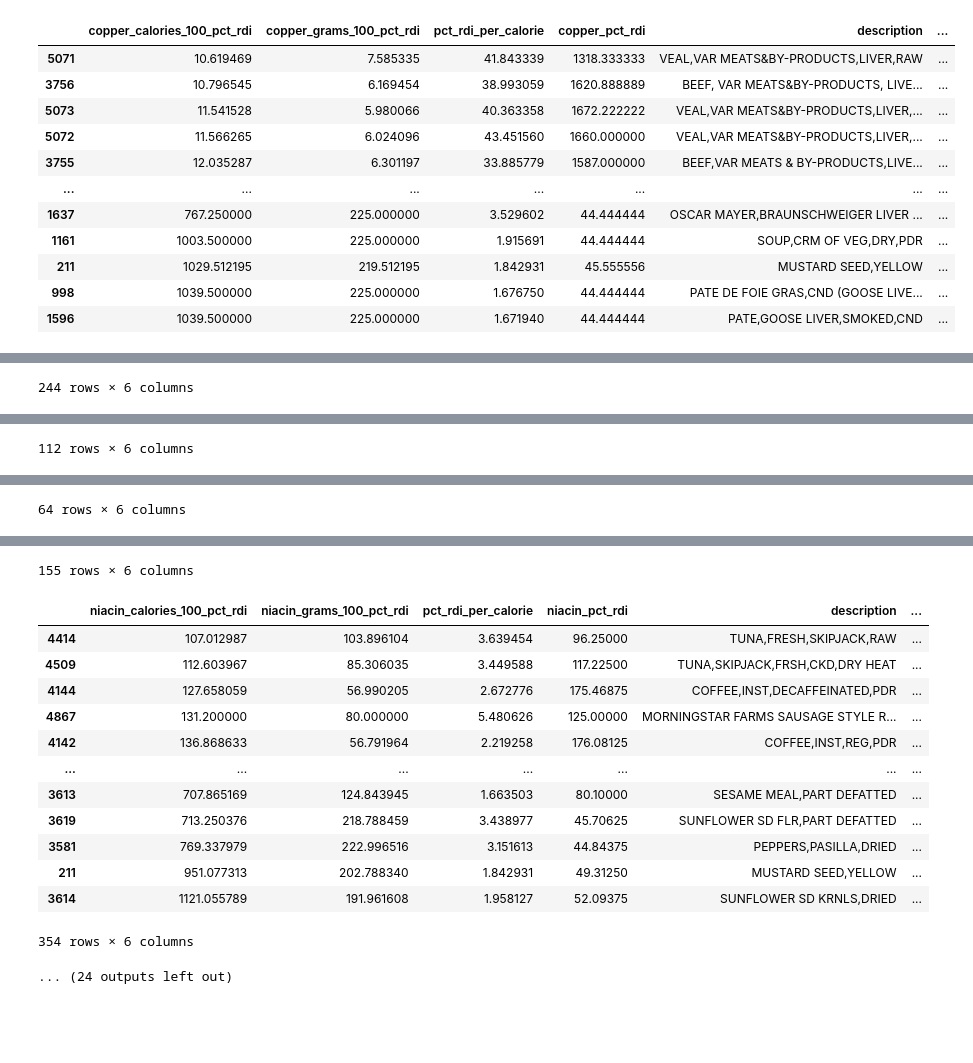
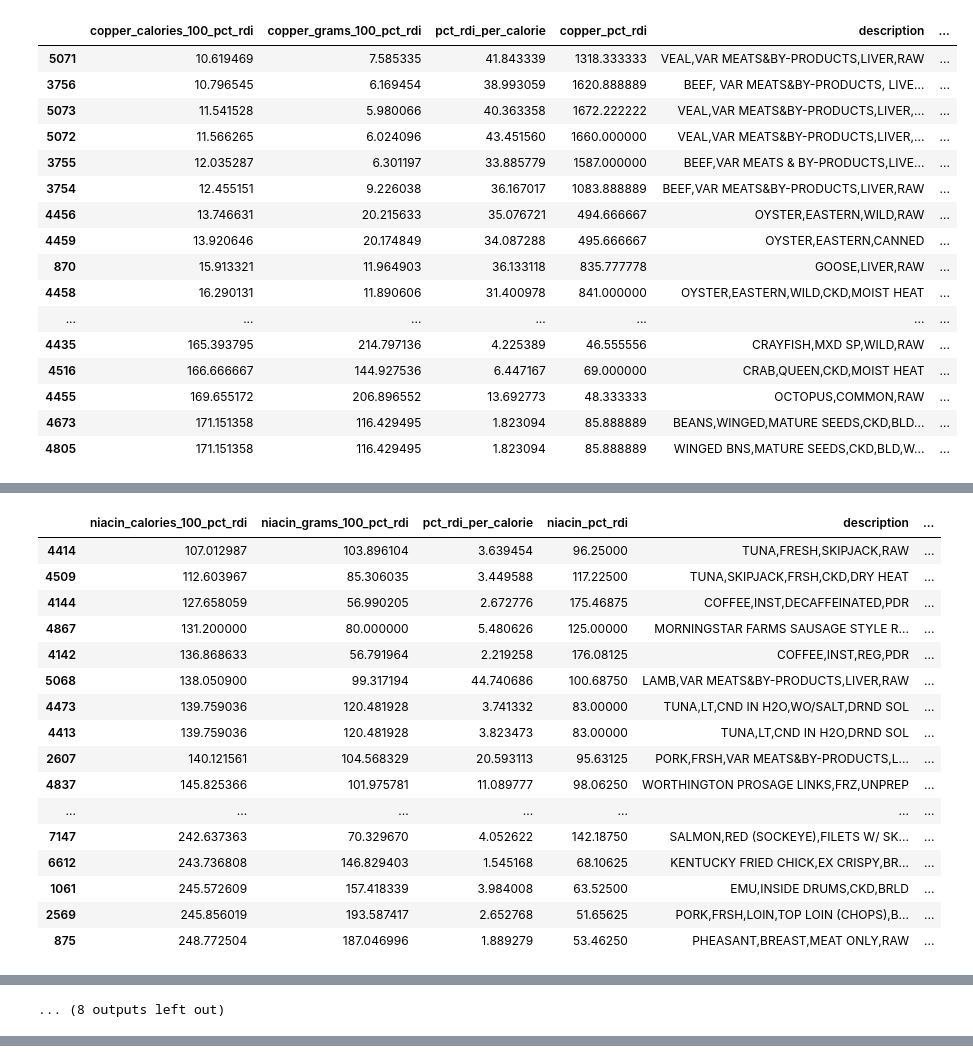
Before and after one commit to Preston4tw/food, a Jupyter notebook: food.ipynb, the cells around one changed output, grey strips where cells are left out. Drawn from its saved outputs; the diff is of its cells as text; code cells hidden in the pictures; blank space fills up the shorter version.

```diff
--- a/food.ipynb
+++ b/food.ipynb
@@ -126,11 +125,13 @@ for nutrient in micronutrients:
 food["total_pct_rdi"] = food["calcium_pct_rdi"] + food["choline_pct_rdi"] + food["copper_pct_rdi"] + food["iron_pct_rdi"] + food["magnesium_pct_rdi"] + food["manganese_pct_rdi"] + food["niacin_pct_rdi"] + food["pantothenic_acid_pct_rdi"] + food["phosphorus_pct_rdi"] + food["potassium_pct_rdi"] + food["riboflavin_pct_rdi"] + food["selenium_pct_rdi"] + food["thiamin_pct_rdi"] + food["v_a_rae_pct_rdi"] + food["v_b12_pct_rdi"] + food["v_b6_pct_rdi"] + food["v_c_pct_rdi"] + food["v_e_pct_rdi"] + food["v_k_pct_rdi"] + food["zinc_pct_rdi"]
 food["pct_rdi_per_calorie"] = food["total_pct_rdi"] / food["calories"]
 # %%
+pd.options.display.max_rows = 100
 for nutrient in micronutrients:
     display(
         food[
             (food["pct_rdi_per_calorie"] > 1.5)
             & (food["{}_grams_100_pct_rdi".format(nutrient)] < POUND_IN_GRAMS / 2)
+            & (food["{}_calories_100_pct_rdi".format(nutrient)] < 500)
         ][
             [
                 "{}_calories_100_pct_rdi".format(nutrient),
@@ -142,7 +143,7 @@ for nutrient in micronutrients:
             ]
         ].sort_values(
             by=["{}_calories_100_pct_rdi".format(nutrient)], ascending=True
-        )
+        )[:pd.options.display.max_rows]
     )
 # %% [output]
 |  | calcium_calories_100_pct_rdi | calcium_grams_100_pct_rdi | pct_rdi_per_calorie | calcium_pct_rdi | description | ... |
@@ -180,12 +178,17 @@ for nutrient in micronutrients:
 |  | copper_calories_100_pct_rdi | copper_grams_100_pct_rdi | pct_rdi_per_calorie | copper_pct_rdi | description | ... |
 | 5071 | 10.619469 | 7.585335 | 41.843339 | 1318.333333 | VEAL,VAR MEATS&BY-PRODUCTS,LIVER,RAW | ... |
 | 3756 | 10.796545 | 6.169454 | 38.993059 | 1620.888889 | BEEF, VAR MEATS&BY-PRODUCTS, LIVE... | ... |
 | 5073 | 11.541528 | 5.980066 | 40.363358 | 1672.222222 | VEAL,VAR MEATS&BY-PRODUCTS,LIVER,... | ... |
 | 5072 | 11.566265 | 6.024096 | 43.451560 | 1660.000000 | VEAL,VAR MEATS&BY-PRODUCTS,LIVER,... | ... |
 | 3755 | 12.035287 | 6.301197 | 33.885779 | 1587.000000 | BEEF,VAR MEATS & BY-PRODUCTS,LIVE... | ... |
+| 3754 | 12.455151 | 9.226038 | 36.167017 | 1083.888889 | BEEF,VAR MEATS&BY-PRODUCTS,LIVER,RAW | ... |
+| 4456 | 13.746631 | 20.215633 | 35.076721 | 494.666667 | OYSTER,EASTERN,WILD,RAW | ... |
+| 4459 | 13.920646 | 20.174849 | 34.087288 | 495.666667 | OYSTER,EASTERN,CANNED | ... |
+| 870 | 15.913321 | 11.964903 | 36.133118 | 835.777778 | GOOSE,LIVER,RAW | ... |
+| 4458 | 16.290131 | 11.890606 | 31.400978 | 841.000000 | OYSTER,EASTERN,WILD,CKD,MOIST HEAT | ... |
 | ... | ... | ... | ... | ... | ... | ... |
-| 1637 | 767.250000 | 225.000000 | 3.529602 | 44.444444 | OSCAR MAYER,BRAUNSCHWEIGER LIVER ... | ... |
-| 1161 | 1003.500000 | 225.000000 | 1.915691 | 44.444444 | SOUP,CRM OF VEG,DRY,PDR | ... |
-| 211 | 1029.512195 | 219.512195 | 1.842931 | 45.555556 | MUSTARD SEED,YELLOW | ... |
-| 998 | 1039.500000 | 225.000000 | 1.676750 | 44.444444 | PATE DE FOIE GRAS,CND (GOOSE LIVE... | ... |
-| 1596 | 1039.500000 | 225.000000 | 1.671940 | 44.444444 | PATE,GOOSE LIVER,SMOKED,CND | ... |
+| 4435 | 165.393795 | 214.797136 | 4.225389 | 46.555556 | CRAYFISH,MXD SP,WILD,RAW | ... |
+| 4516 | 166.666667 | 144.927536 | 6.447167 | 69.000000 | CRAB,QUEEN,CKD,MOIST HEAT | ... |
+| 4455 | 169.655172 | 206.896552 | 13.692773 | 48.333333 | OCTOPUS,COMMON,RAW | ... |
+| 4673 | 171.151358 | 116.429495 | 1.823094 | 85.888889 | BEANS,WINGED,MATURE SEEDS,CKD,BLD... | ... |
+| 4805 | 171.151358 | 116.429495 | 1.823094 | 85.888889 | WINGED BNS,MATURE SEEDS,CKD,BLD,W... | ... |
@@ -191,0 +246,17 @@ for nutrient in micronutrients:
+|  | niacin_calories_100_pct_rdi | niacin_grams_100_pct_rdi | pct_rdi_per_calorie | niacin_pct_rdi | description | ... |
+| 4414 | 107.012987 | 103.896104 | 3.639454 | 96.25000 | TUNA,FRESH,SKIPJACK,RAW | ... |
+| 4509 | 112.603967 | 85.306035 | 3.449588 | 117.22500 | TUNA,SKIPJACK,FRSH,CKD,DRY HEAT | ... |
+| 4144 | 127.658059 | 56.990205 | 2.672776 | 175.46875 | COFFEE,INST,DECAFFEINATED,PDR | ... |
+| 4867 | 131.200000 | 80.000000 | 5.480626 | 125.00000 | MORNINGSTAR FARMS SAUSAGE STYLE R... | ... |
+| 4142 | 136.868633 | 56.791964 | 2.219258 | 176.08125 | COFFEE,INST,REG,PDR | ... |
+| 5068 | 138.050900 | 99.317194 | 44.740686 | 100.68750 | LAMB,VAR MEATS&BY-PRODUCTS,LIVER,RAW | ... |
+| 4473 | 139.759036 | 120.481928 | 3.741332 | 83.00000 | TUNA,LT,CND IN H2O,WO/SALT,DRND SOL | ... |
+| 4413 | 139.759036 | 120.481928 | 3.823473 | 83.00000 | TUNA,LT,CND IN H2O,DRND SOL | ... |
+| 2607 | 140.121561 | 104.568329 | 20.593113 | 95.63125 | PORK,FRSH,VAR MEATS&BY-PRODUCTS,L... | ... |
+| 4837 | 145.825366 | 101.975781 | 11.089777 | 98.06250 | WORTHINGTON PROSAGE LINKS,FRZ,UNPREP | ... |
+| ... | ... | ... | ... | ... | ... | ... |
+| 7147 | 242.637363 | 70.329670 | 4.052622 | 142.18750 | SALMON,RED (SOCKEYE),FILETS W/ SK... | ... |
+| 6612 | 243.736808 | 146.829403 | 1.545168 | 68.10625 | KENTUCKY FRIED CHICK,EX CRISPY,BR... | ... |
+| 1061 | 245.572609 | 157.418339 | 3.984008 | 63.52500 | EMU,INSIDE DRUMS,CKD,BRLD | ... |
+| 2569 | 245.856019 | 193.587417 | 2.652768 | 51.65625 | PORK,FRSH,LOIN,TOP LOIN (CHOPS),B... | ... |
+| 875 | 248.772504 | 187.046996 | 1.889279 | 53.46250 | PHEASANT,BREAST,MEAT ONLY,RAW | ... |
@@ -192 +343 @@ for nutrient in micronutrients:
-244 rows × 6 columns
+... (8 outputs left out)
@@ -205 +343,0 @@ for nutrient in micronutrients:
-112 rows × 6 columns
@@ -218 +343,0 @@ for nutrient in micronutrients:
-64 rows × 6 columns
@@ -231,15 +343,0 @@ for nutrient in micronutrients:
-155 rows × 6 columns
-|  | niacin_calories_100_pct_rdi | niacin_grams_100_pct_rdi | pct_rdi_per_calorie | niacin_pct_rdi | description | ... |
-| 4414 | 107.012987 | 103.896104 | 3.639454 | 96.25000 | TUNA,FRESH,SKIPJACK,RAW | ... |
-| 4509 | 112.603967 | 85.306035 | 3.449588 | 117.22500 | TUNA,SKIPJACK,FRSH,CKD,DRY HEAT | ... |
-| 4144 | 127.658059 | 56.990205 | 2.672776 | 175.46875 | COFFEE,INST,DECAFFEINATED,PDR | ... |
-| 4867 | 131.200000 | 80.000000 | 5.480626 | 125.00000 | MORNINGSTAR FARMS SAUSAGE STYLE R... | ... |
-| 4142 | 136.868633 | 56.791964 | 2.219258 | 176.08125 | COFFEE,INST,REG,PDR | ... |
-| ... | ... | ... | ... | ... | ... | ... |
-| 3613 | 707.865169 | 124.843945 | 1.663503 | 80.10000 | SESAME MEAL,PART DEFATTED | ... |
-| 3619 | 713.250376 | 218.788459 | 3.438977 | 45.70625 | SUNFLOWER SD FLR,PART DEFATTED | ... |
-| 3581 | 769.337979 | 222.996516 | 3.151613 | 44.84375 | PEPPERS,PASILLA,DRIED | ... |
-| 211 | 951.077313 | 202.788340 | 1.842931 | 49.31250 | MUSTARD SEED,YELLOW | ... |
-| 3614 | 1121.055789 | 191.961608 | 1.958127 | 52.09375 | SUNFLOWER SD KRNLS,DRIED | ... |
-354 rows × 6 columns
-... (24 outputs left out)
```
Also changed, not shown: parts of 2 cells of this notebook.
